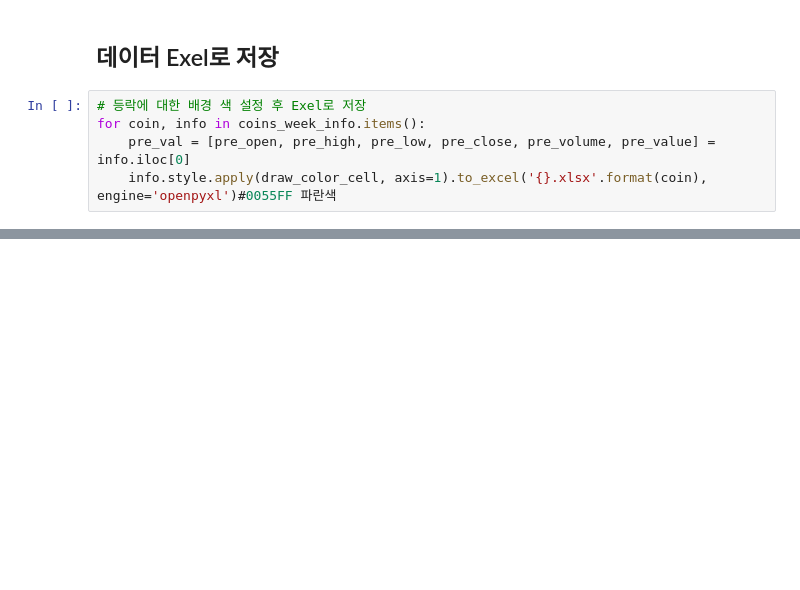
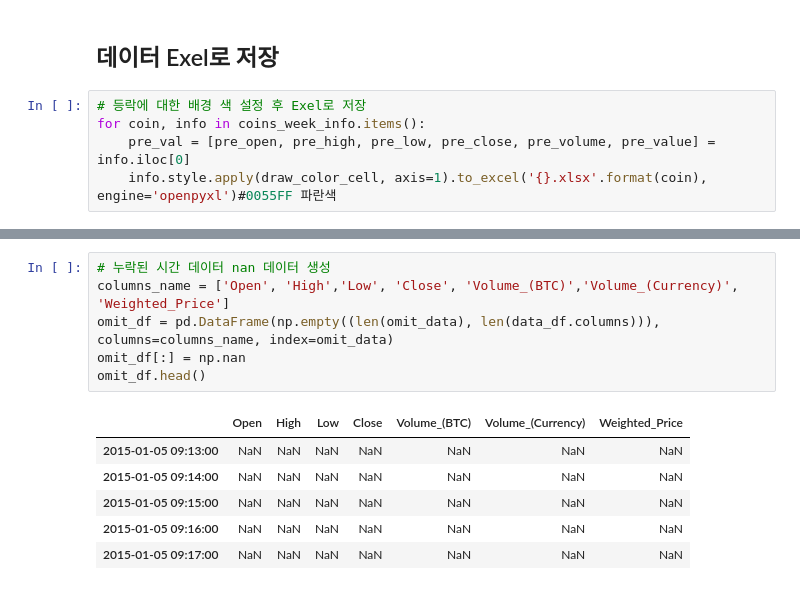
Before and after one commit to sejin-k/Coin-Prediction, a Jupyter notebook: Load_coin_data.ipynb, the cells around one changed output, grey strips where cells are left out. Saved outputs shown, nothing was run; the diff lists cells and outputs as text; blank space fills up the shorter version.

```diff
--- a/Load_coin_data.ipynb
+++ b/Load_coin_data.ipynb
@@ -236,0 +309,13 @@ for coin, info in coins_week_info.items():
+# %%
+# 누락된 시간 데이터 nan 데이터 생성
+columns_name = ['Open', 'High','Low', 'Close', 'Volume_(BTC)','Volume_(Currency)', 'Weighted_Price']
+omit_df = pd.DataFrame(np.empty((len(omit_data), len(data_df.columns))), columns=columns_name, index=omit_data)
+omit_df[:] = np.nan
+omit_df.head()
+# %% [output]
+|  | Open | High | Low | Close | Volume_(BTC) | Volume_(Currency) | Weighted_Price |
+| 2015-01-05 09:13:00 | NaN | NaN | NaN | NaN | NaN | NaN | NaN |
+| 2015-01-05 09:14:00 | NaN | NaN | NaN | NaN | NaN | NaN | NaN |
+| 2015-01-05 09:15:00 | NaN | NaN | NaN | NaN | NaN | NaN | NaN |
+| 2015-01-05 09:16:00 | NaN | NaN | NaN | NaN | NaN | NaN | NaN |
+| 2015-01-05 09:17:00 | NaN | NaN | NaN | NaN | NaN | NaN | NaN |
```
Also changed, not shown: parts of 18 cells of this notebook.
